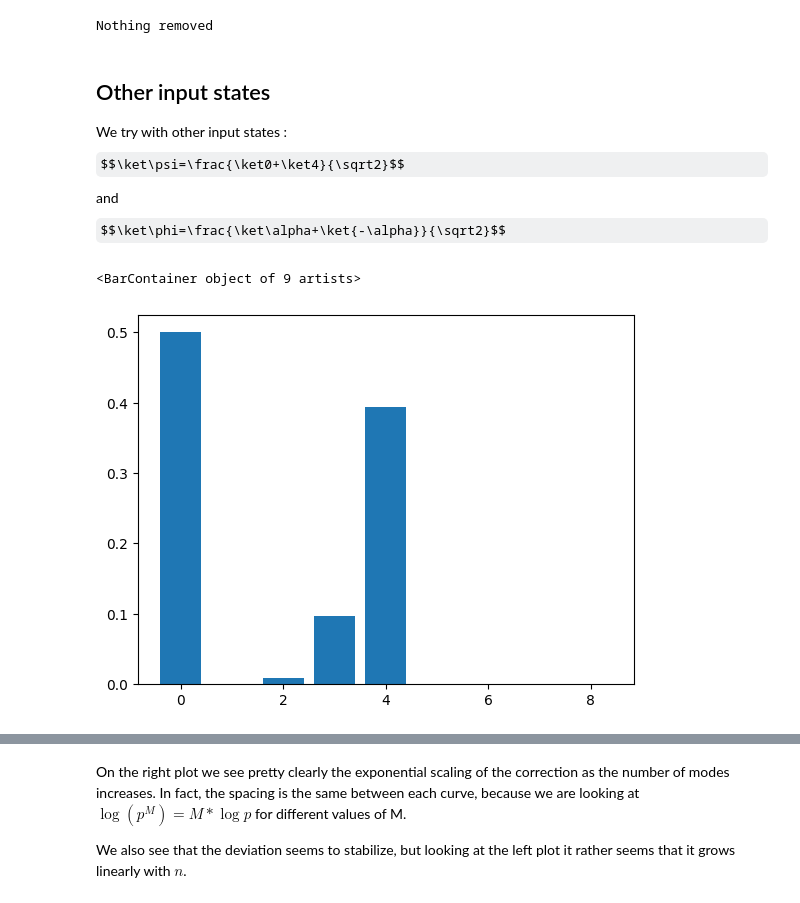
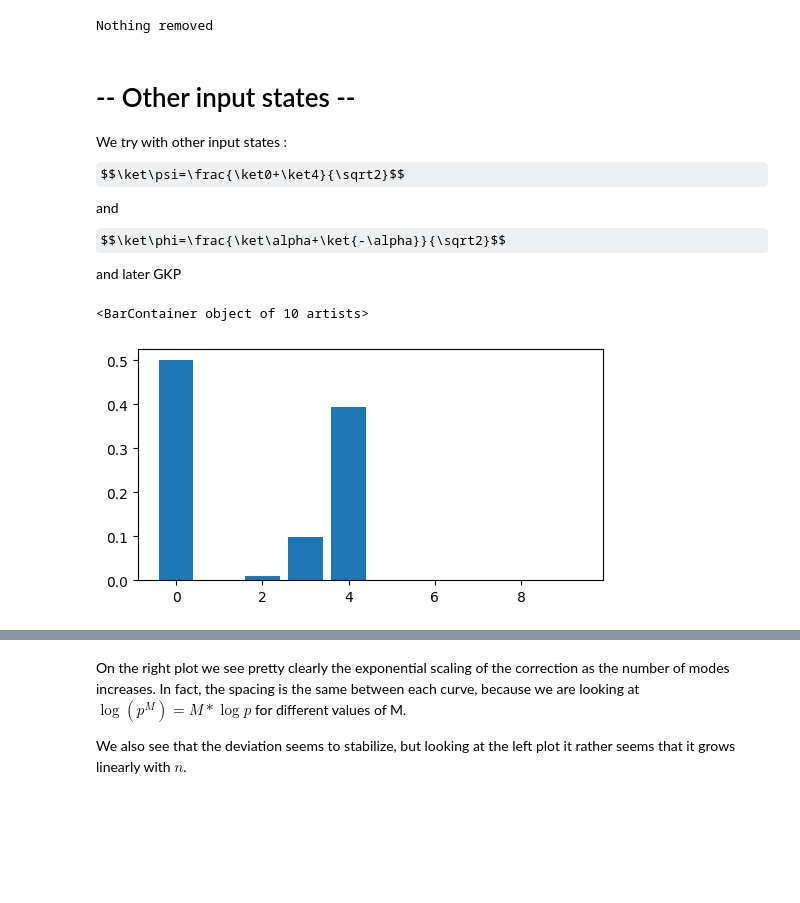
Before and after one commit to lfinocchiaro/virtual-distillation, a Jupyter notebook: virtual_distillation.ipynb, the cells around one changed output, grey strips where cells are left out. Drawn from its saved outputs; the diff is of its cells as text; code cells hidden in the pictures; some formulas as TeX source; blank space fills up the shorter version.

```diff
--- a/virtual_distillation.ipynb
+++ b/virtual_distillation.ipynb
@@ -290,18 +137,19 @@ except:print("Nothing removed")
 # %% [output]
 Nothing removed
 # %% [markdown]
-## Other input states
+# -- Other input states --
 We try with other input states :
 $$\ket\psi=\frac{\ket0+\ket4}{\sqrt2}$$
 and
 $$\ket\phi=\frac{\ket\alpha+\ket{-\alpha}}{\sqrt2}$$
+and later GKP
 # %%
 rho_binomial = qutip.ket2dm((qutip.fock(N,0) + qutip.fock(N,4)).unit())
 
-noisy_binomial_list = create_states(t_list, rho_binomial)
+noisy_binomial_list = create_states(N, t_list, rho_binomial, kappa)
+f, ax = plt.subplots(1, 1, sharey=True, figsize=(6,3))
+ax.bar(np.arange(N), np.abs(np.diag(noisy_binomial_list[-1])))
+# %% [output]
+<BarContainer object of 10 artists>
+[figure, added]
-# %%
-plt.bar(np.arange(N), np.abs(np.diag(noisy_binomial_list[-1])))
-# %% [output]
-<BarContainer object of 9 artists>
-[figure, removed]
 # %%
```
Also changed, not shown: parts of 39 cells of this notebook, 2 other files.
